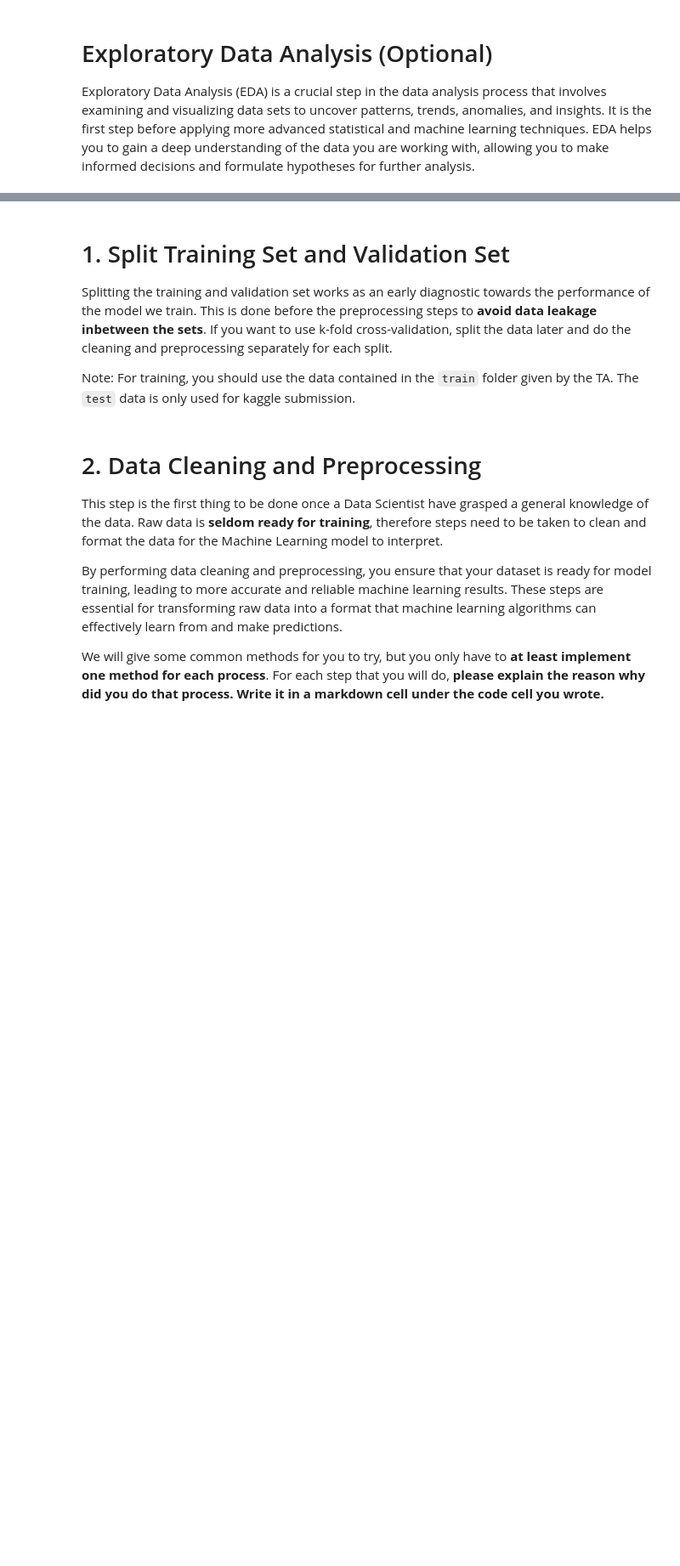
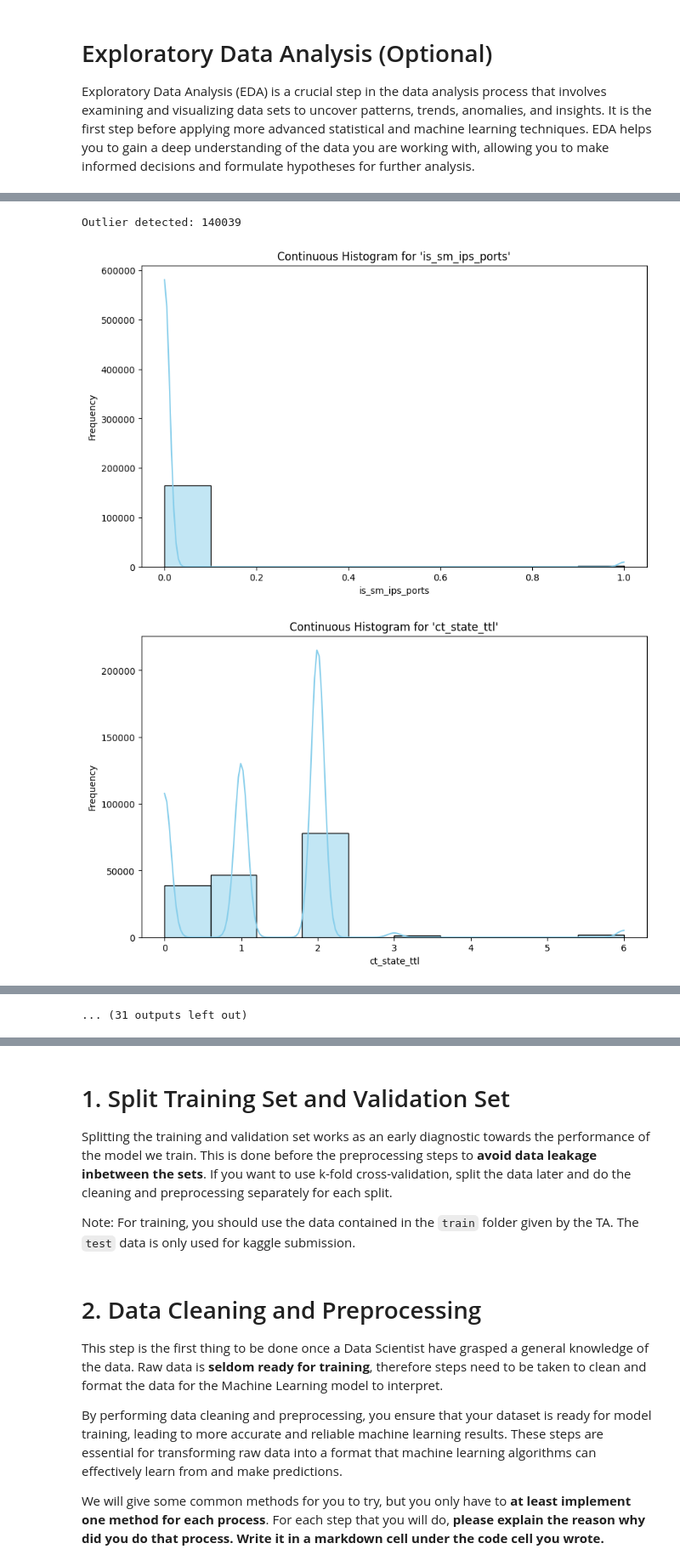
Before and after one commit to raflyhangga/tubes2-ai, a Jupyter notebook: src/IF3170 Artificial Intelligence _ Tugas Besar 2 Notebook .ipynb, the cells around one changed output, grey strips where cells are left out. Shown at 85% size. Saved outputs shown, nothing was run; the diff lists cells and outputs as text; code cells hidden in the pictures; blank space fills up the shorter version.

```diff
--- a/src/IF3170 Artificial Intelligence _ Tugas Besar 2 Notebook .ipynb
+++ b/src/IF3170 Artificial Intelligence _ Tugas Besar 2 Notebook .ipynb
@@ -31,0 +24,11 @@ df.head()
+# %%
+df_additional_features = pd.read_csv('./data/train/additional_features_train.csv')
+df_basic_features = pd.read_csv('./data/train/basic_features_train.csv')
+df_content_features = pd.read_csv('./data/train/content_features_train.csv')
+df_flow_features = pd.read_csv('./data/train/flow_features_train.csv')
+df_labels_train = pd.read_csv('./data/train/labels_train.csv')
+df_time_features = pd.read_csv('./data/train/time_features_train.csv')
+
+df = df_additional_features.merge(df_basic_features, on='id', how='outer').merge(df_content_features, on='id', how='outer').merge(df_flow_features, on='id', how='outer').merge(df_labels_train, on='id', how='outer').merge(df_time_features,on='id', how='outer')
+
+df.head()
@@ -37,0 +151,40 @@ Exploratory Data Analysis (EDA) is a crucial step in the data analysis process t
+# %%
+# Outlier for number feature
+numeric_df = df.select_dtypes(include='number')
+
+Q1 = numeric_df.quantile(.25)
+Q3 = numeric_df.quantile(.75)
+
+IQR = Q3-Q1
+
+df_no_outlier = df[~((numeric_df < (Q1 - 1.5 * IQR)) | (numeric_df > (Q3 + 1.5 * IQR))).any(axis=1)]
+
+org_instance, org_features = df.shape
+cln_instance, cln_features = df_no_outlier.shape
+df_no_outlier = df[~((numeric_df < (Q1 - 1.5 * IQR)) | (numeric_df > (Q3 + 1.5 * IQR))).any(axis=1)]
+
+org_instance, org_features = df.shape
+cln_instance, cln_features = df_no_outlier.shape
+
+print(f"Outlier detected: {org_instance - cln_instance}")
+# %% [output]
+Outlier detected: 140039
+# %%
+df_des = df.drop(columns='id')
+for column in df_des:
+    plt.figure(figsize=(10, 6))
+
+    if df[column].dtype == 'object':
+        top_10 = df[column].value_counts().nlargest(10).index
+        sns.countplot(x=df[column], order=top_10)
+        plt.title(f"Discrete Histogram (Count Plot) for '{column}' (Top 10)")
+    else:
+        sns.histplot(df[column], kde=True, color='skyblue', bins=10)
+        plt.title(f"Continuous Histogram for '{column}'")
+
+    plt.xlabel(column)
+    plt.ylabel('Frequency')
+    plt.show()
+# %% [output]
+[figure, added]
+[figure, added]
@@ -37,0 +201 @@ Exploratory Data Analysis (EDA) is a crucial step in the data analysis process t
+... (31 outputs left out)
```
Also changed, not shown: parts of 14 cells of this notebook.
